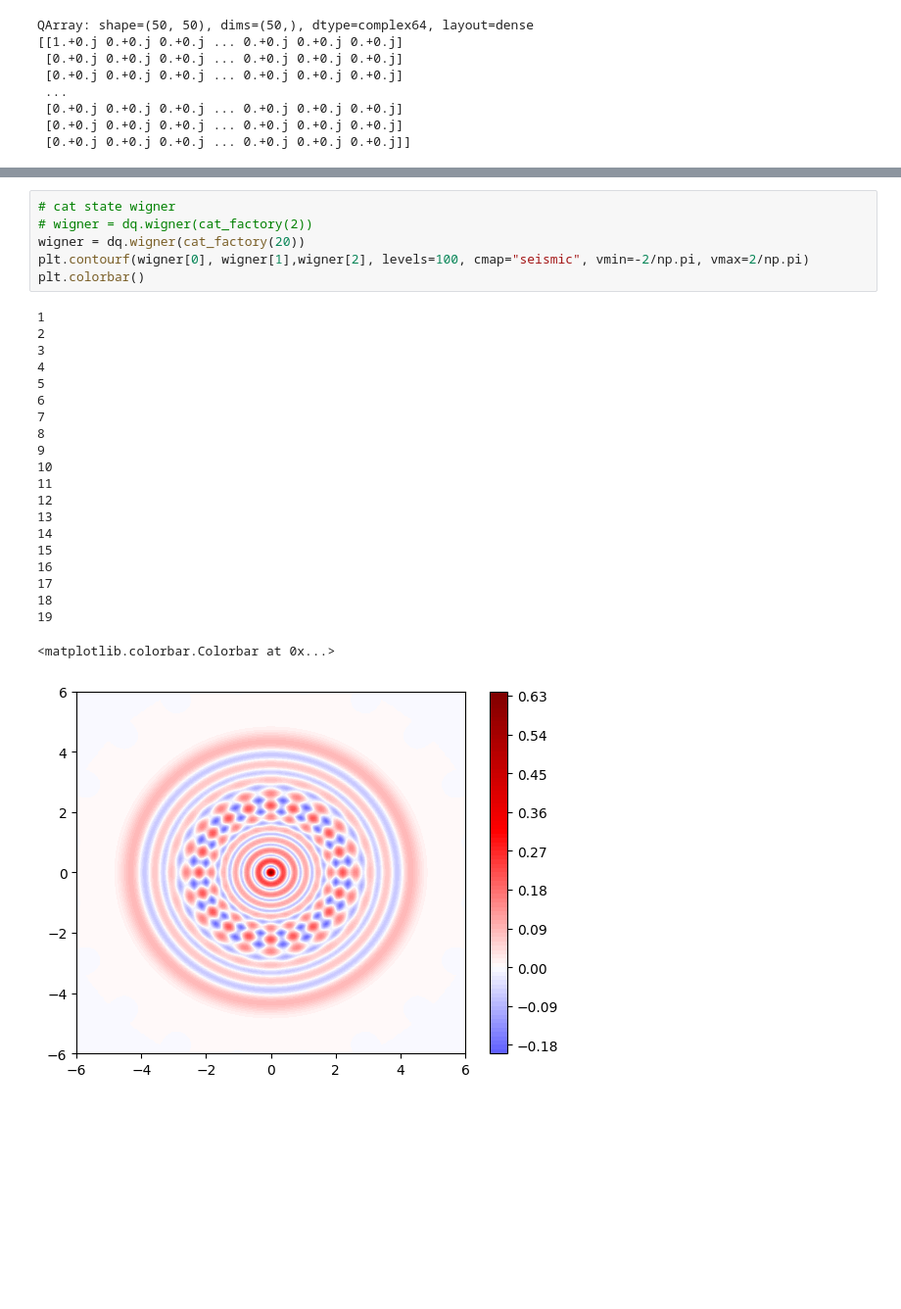
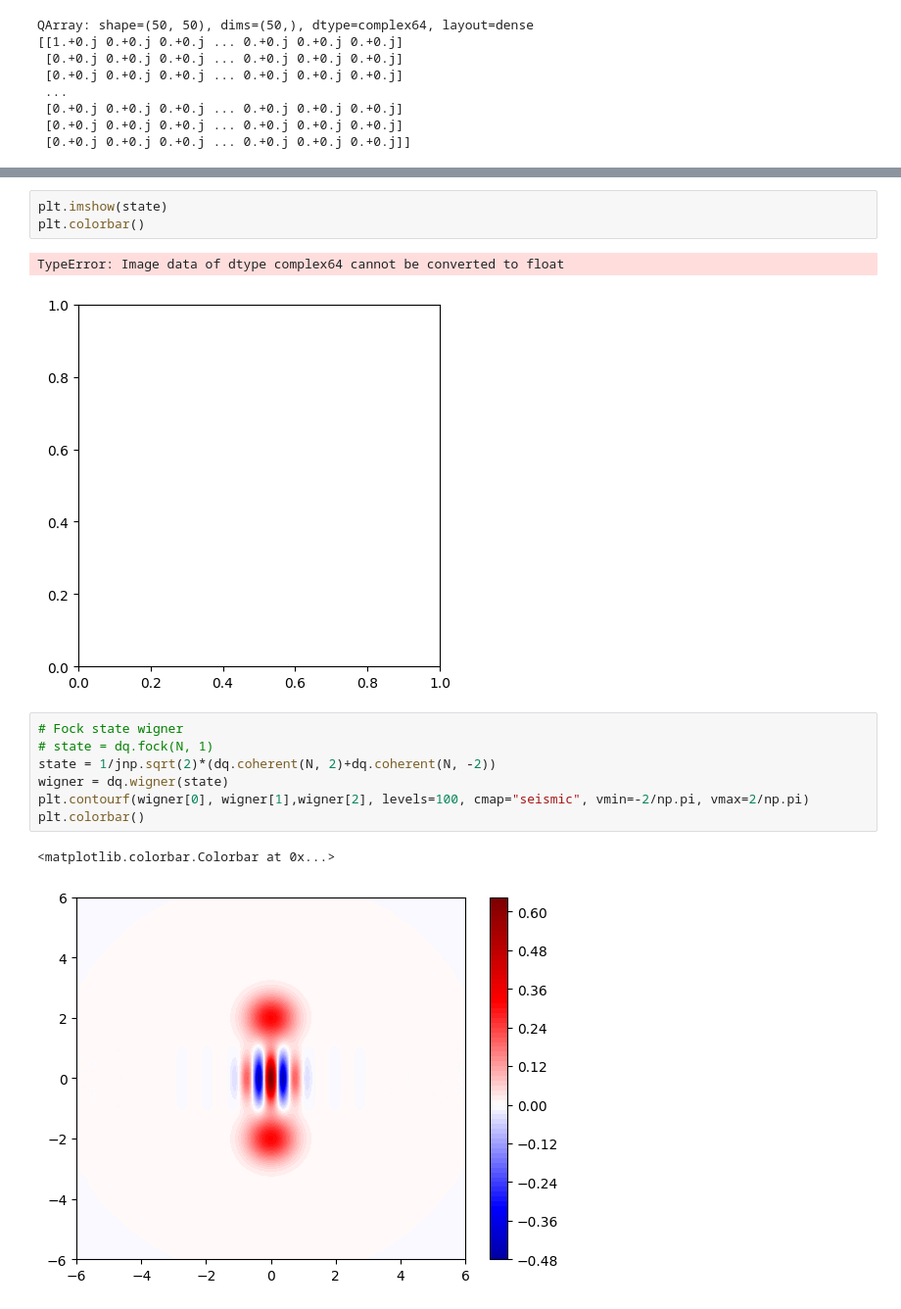
Before and after one commit to Manant02/ETH-Hackathon-2025-AandB, a Jupyter notebook: workspaces/Manuel/notebook.ipynb, the cells around one changed output, grey strips where cells are left out. Shown: that part at 98% size. Drawn from its saved outputs; the diff is of its cells as text; blank space fills up the shorter version.

Commit message:
our wigner

```diff
--- a/workspaces/Manuel/notebook.ipynb
+++ b/workspaces/Manuel/notebook.ipynb
@@ -45,28 +57,16 @@ plt.colorbar()
+# %%
+plt.imshow(state)
+plt.colorbar()
+# %% [output]
+TypeError: Image data of dtype complex64 cannot be converted to float
+[figure, added]
 # %%
-# cat state wigner
-# wigner = dq.wigner(cat_factory(2))
-wigner = dq.wigner(cat_factory(20))
+# Fock state wigner
+# state = dq.fock(N, 1)
+state = 1/jnp.sqrt(2)*(dq.coherent(N, 2)+dq.coherent(N, -2))
+wigner = dq.wigner(state)
 plt.contourf(wigner[0], wigner[1],wigner[2], levels=100, cmap="seismic", vmin=-2/np.pi, vmax=2/np.pi)
 plt.colorbar()
 # %% [output]
-1
-2
-3
-4
-5
-6
-7
-8
-9
-10
-11
-12
-13
-14
-15
-16
-17
-18
-19
+<matplotlib.colorbar.Colorbar at 0x...>
-<matplotlib.colorbar.Colorbar at 0x...>
-[figure, old version]
+[figure, new version]
```
Also changed, not shown: parts of 4 cells of this notebook, 2 other files.
